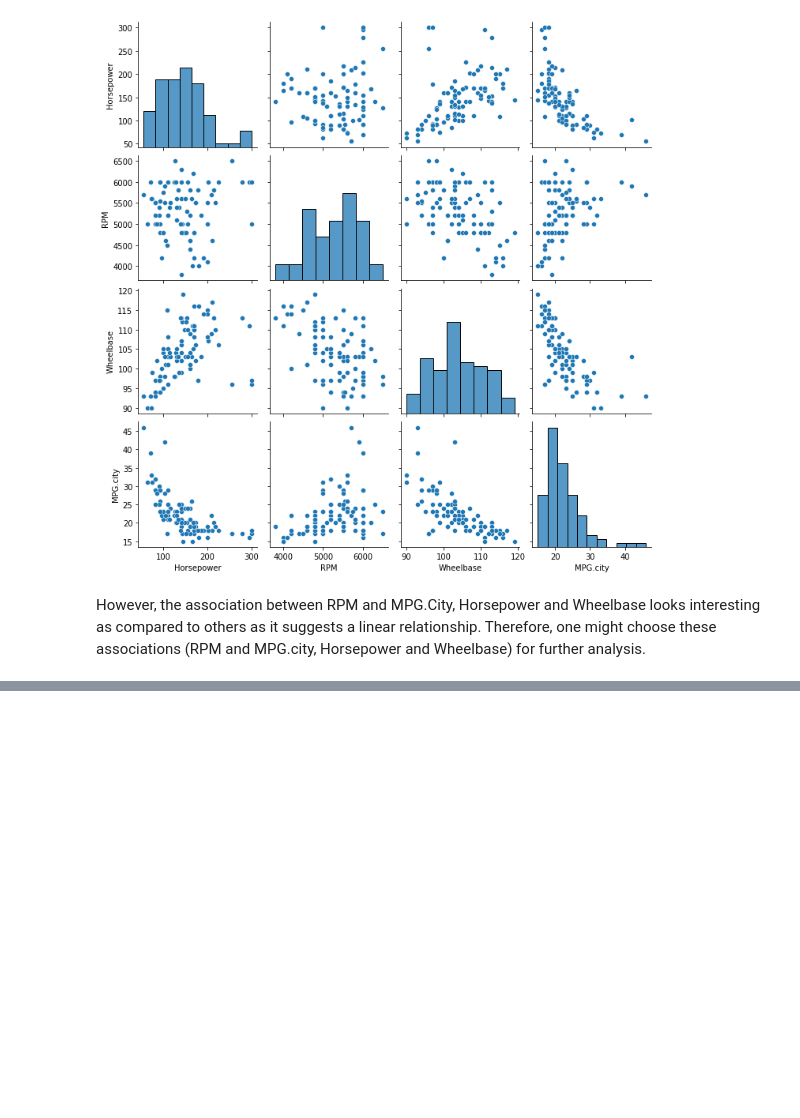
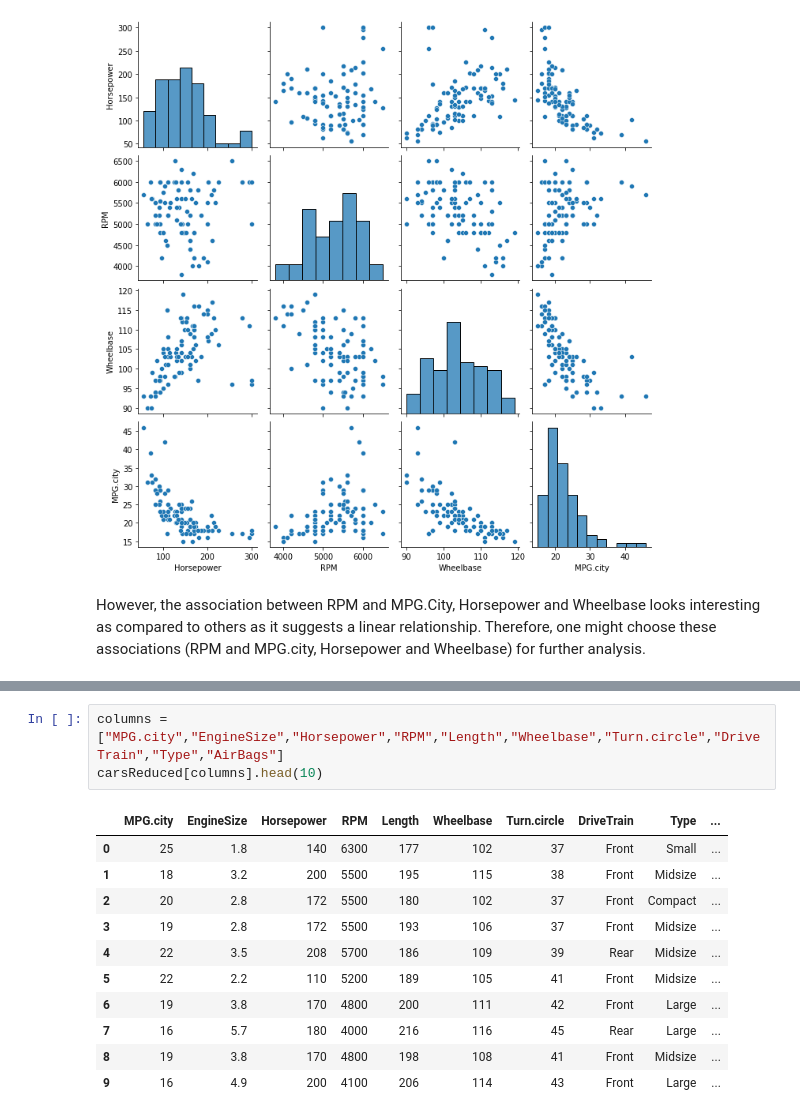
Before and after one commit to raghav-1998/Machine-Learning, a Jupyter notebook: Association Analysis/Demo.ipynb, the cells around one changed output, grey strips where cells are left out. Drawn from its saved outputs; the diff is of its cells as text; blank space fills up the shorter version.

```diff
--- a/Association Analysis/Demo.ipynb
+++ b/Association Analysis/Demo.ipynb
@@ -140,0 +169,15 @@ However, the association between RPM and MPG.City, Horsepower and Wheelbase look
+# %%
+columns = ["MPG.city","EngineSize","Horsepower","RPM","Length","Wheelbase","Turn.circle","DriveTrain","Type","AirBags"]
+carsReduced[columns].head(10)
+# %% [output]
+|  | MPG.city | EngineSize | Horsepower | RPM | Length | Wheelbase | Turn.circle | DriveTrain | Type | ... |
+| 0 | 25 | 1.8 | 140 | 6300 | 177 | 102 | 37 | Front | Small | ... |
+| 1 | 18 | 3.2 | 200 | 5500 | 195 | 115 | 38 | Front | Midsize | ... |
+| 2 | 20 | 2.8 | 172 | 5500 | 180 | 102 | 37 | Front | Compact | ... |
+| 3 | 19 | 2.8 | 172 | 5500 | 193 | 106 | 37 | Front | Midsize | ... |
+| 4 | 22 | 3.5 | 208 | 5700 | 186 | 109 | 39 | Rear | Midsize | ... |
+| 5 | 22 | 2.2 | 110 | 5200 | 189 | 105 | 41 | Front | Midsize | ... |
+| 6 | 19 | 3.8 | 170 | 4800 | 200 | 111 | 42 | Front | Large | ... |
+| 7 | 16 | 5.7 | 180 | 4000 | 216 | 116 | 45 | Rear | Large | ... |
+| 8 | 19 | 3.8 | 170 | 4800 | 198 | 108 | 41 | Front | Midsize | ... |
+| 9 | 16 | 4.9 | 200 | 4100 | 206 | 114 | 43 | Front | Large | ... |
```
Also changed, not shown: parts of 29 cells of this notebook.
